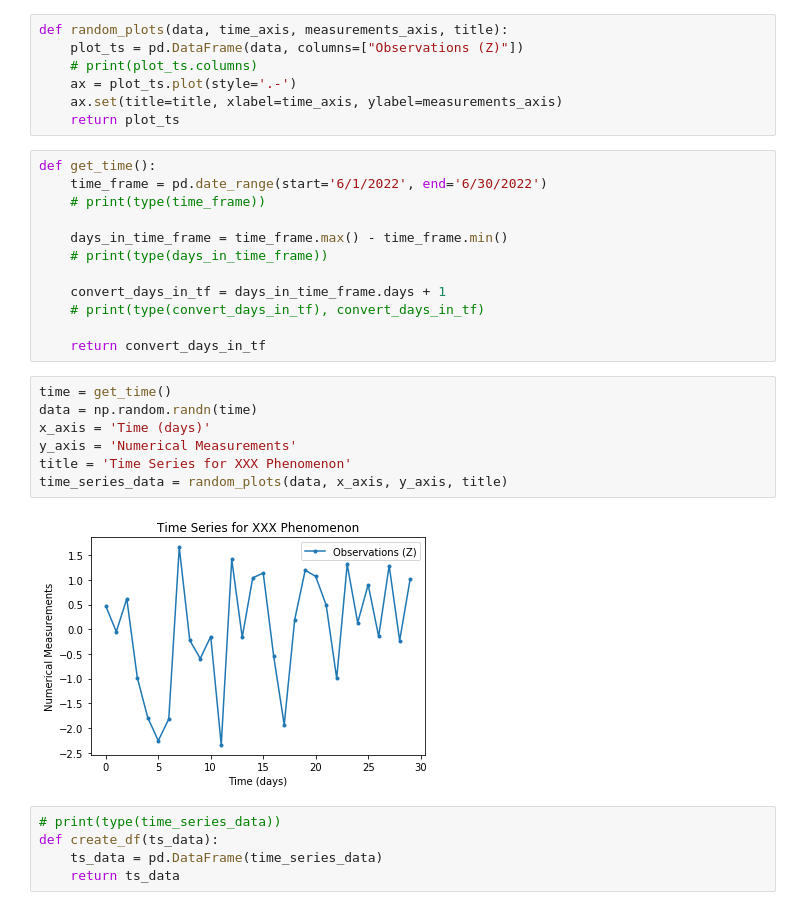
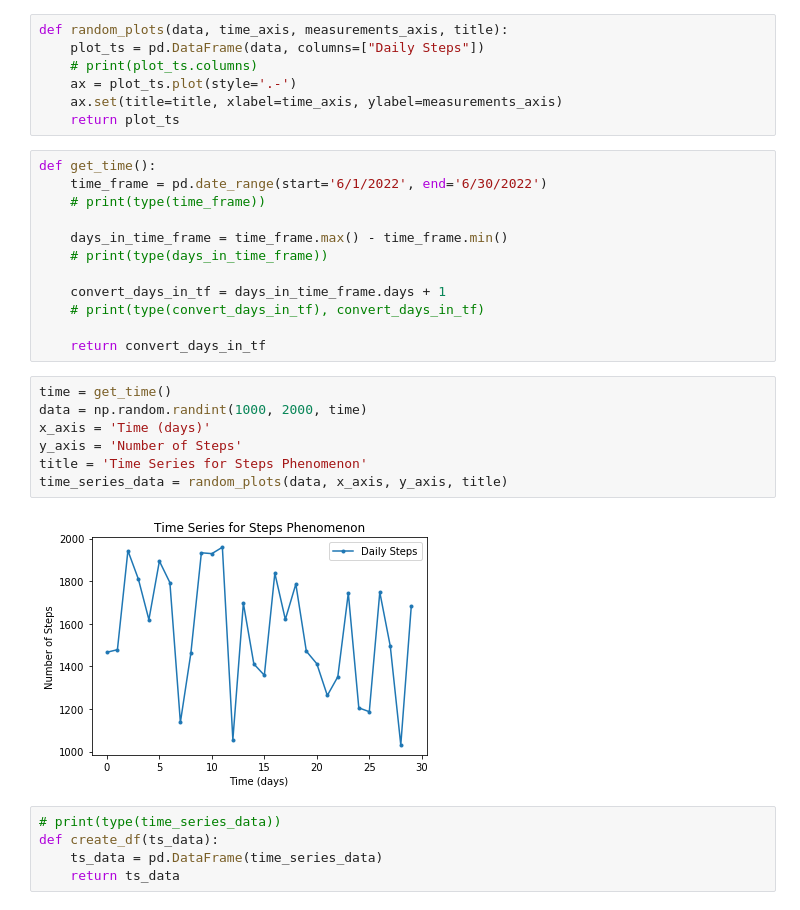
Before and after one commit to Brinkley97/applied_time_series_and_machine_learning, a Jupyter notebook: misc/terminologyWithGraph.ipynb, the cells around one changed output. Saved outputs shown, nothing was run; the diff lists cells and outputs as text.

Commit message:
updated table with daily steps ex

```diff
--- a/misc/terminologyWithGraph.ipynb
+++ b/misc/terminologyWithGraph.ipynb
@@ -6,7 +6,7 @@ import pandas as pd
 import matplotlib as plt
 # %%
 def random_plots(data, time_axis, measurements_axis, title):
-    plot_ts = pd.DataFrame(data, columns=["Observations (Z)"])
+    plot_ts = pd.DataFrame(data, columns=["Daily Steps"])
     # print(plot_ts.columns)
     ax = plot_ts.plot(style='.-')
     ax.set(title=title, xlabel=time_axis, ylabel=measurements_axis)
@@ -25,13 +25,13 @@ def get_time():
     return convert_days_in_tf
 # %%
 time = get_time()
-data = np.random.randn(time)
+data = np.random.randint(1000, 2000, time)
 x_axis = 'Time (days)'
-y_axis = 'Numerical Measurements'
-title = 'Time Series for XXX Phenomenon'
+y_axis = 'Number of Steps'
+title = 'Time Series for Steps Phenomenon'
 time_series_data = random_plots(data, x_axis, y_axis, title)
 # %% [output]
-[figure, old version]
+[figure, new version]
 # %%
 # print(type(time_series_data))
 def create_df(ts_data):
```
Also changed, not shown: parts of 1 cell of this notebook.
